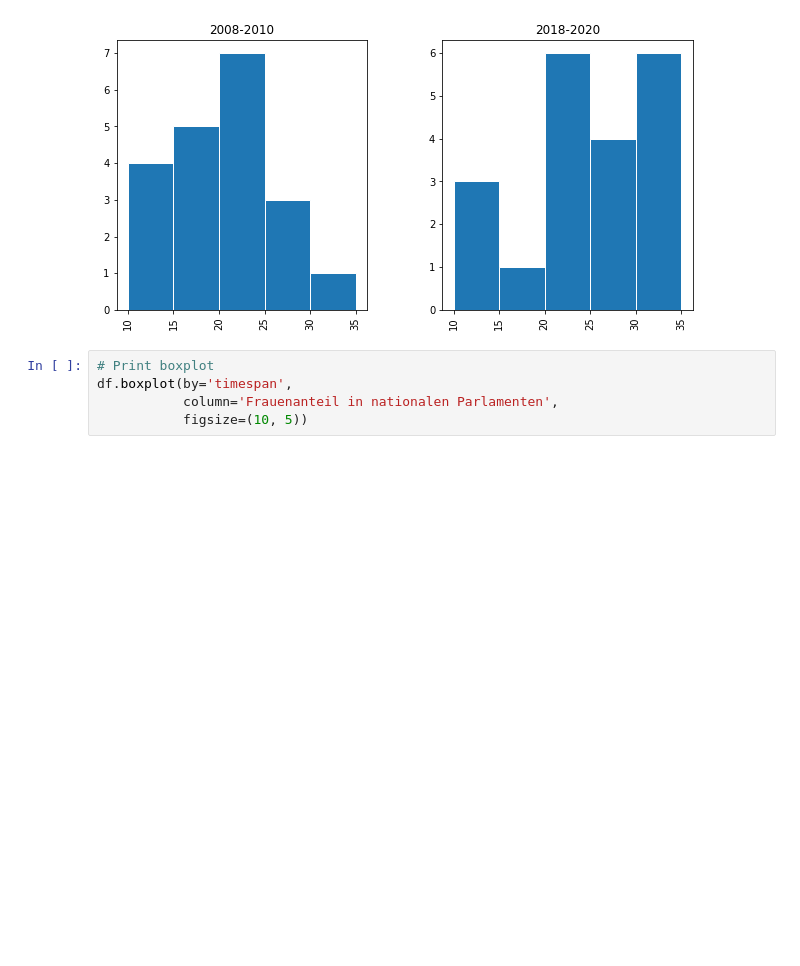
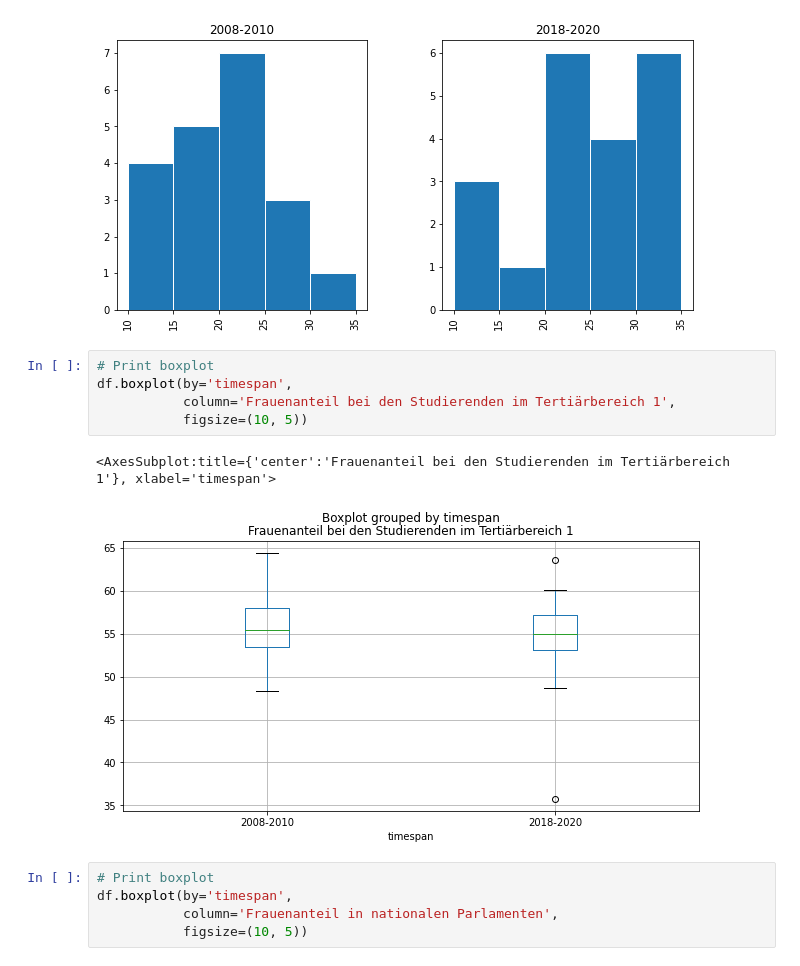
Before and after one commit to michaelbeutler/bbzbl-idaf-data-analysis, a Jupyter notebook: idaf.ipynb, the cells around one changed output. Cells and saved outputs as stored; diff of their text form; blank space fills up the shorter version.

```diff
--- a/idaf.ipynb
+++ b/idaf.ipynb
@@ -65,6 +94,14 @@ df.hist(column='Frauenanteil in nationalen Parlamenten',
 array([<AxesSubplot:title={'center':'2008-2010'}>,
        <AxesSubplot:title={'center':'2018-2020'}>], dtype=object)
 [figure]
+# %%
+# Print boxplot
+df.boxplot(by='timespan',
+           column='Frauenanteil bei den Studierenden im Tertiärbereich 1',
+           figsize=(10, 5))
+# %% [output]
+<AxesSubplot:title={'center':'Frauenanteil bei den Studierenden im Tertiärbereich 1'}, xlabel='timespan'>
+[figure, added]
 # %%
 # Print boxplot
 df.boxplot(by='timespan',
```
Also changed, not shown: parts of 3 cells of this notebook, 1 other file.
